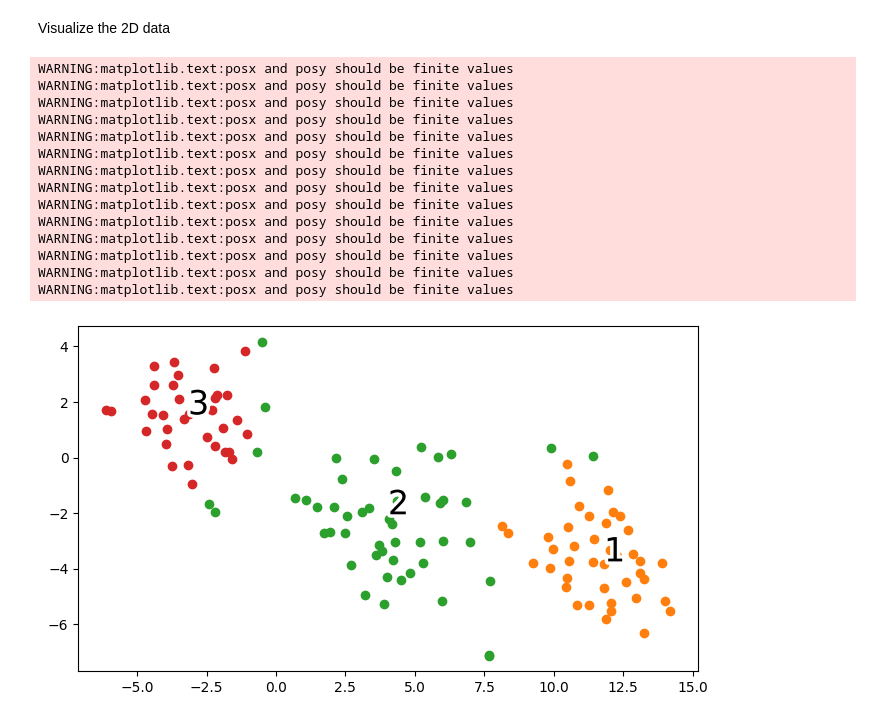
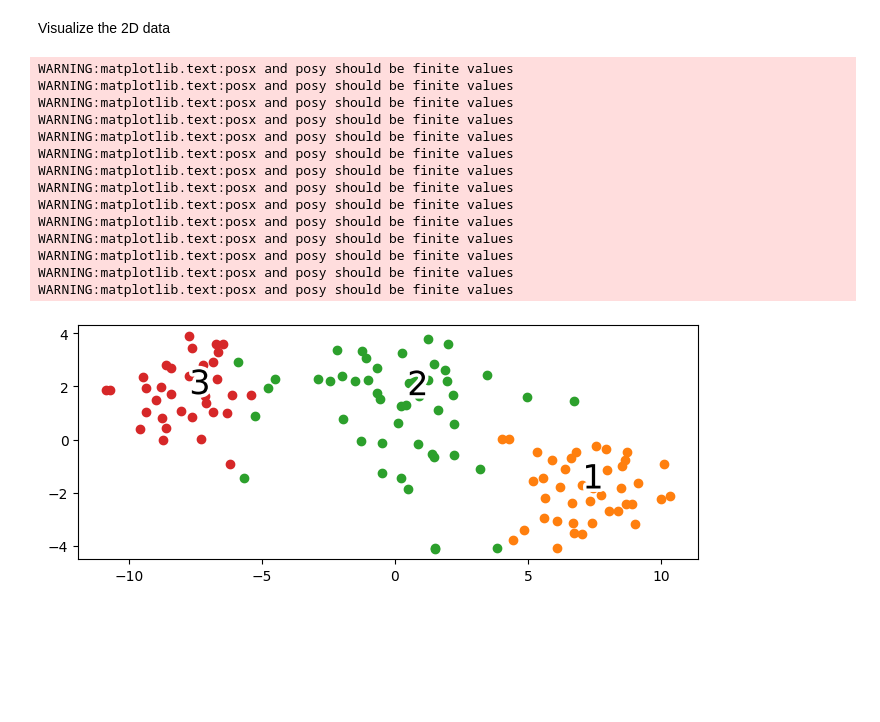
Before and after one commit to ChagataiDuru/CS304-IntroAI-CollabNotebooks, a Jupyter notebook: CS304_HW3.ipynb, the cells around one changed output. Saved outputs shown, nothing was run; the diff lists cells and outputs as text; code cells hidden in the pictures; blank space fills up the shorter version.

```diff
--- a/CS304_HW3.ipynb
+++ b/CS304_HW3.ipynb
@@ -37,9 +37,10 @@ Splitting the data into 70% training and 30% test subsets.
 from sklearn.model_selection import train_test_split
 
 #----------- Write your code here ------------------------------
-X, y =
+# Separate features and target
+X, y = df_wine.iloc[:, 1:].values, df_wine.iloc[:, 0].values
 
-X_train, X_test, y_train, y_test =
-
+# Split the data into training and test sets
+X_train, X_test, y_train, y_test = train_test_split(X, y, test_size=0.3, random_state=0, stratify=y)
 #---------------------------------------------------------------
 # %% [markdown]
@@ -48,9 +49,10 @@ Standardizing the data.
 from sklearn.preprocessing import StandardScaler
 
 #----------- Write your code here ------------------------------
-....
-X_train_std =
-X_test_std =
+# Standardize the training data
+sc = StandardScaler()
+X_train_std = sc.fit_transform(X_train)
+X_test_std = sc.transform(X_test)
 #---------------------------------------------------------------
 # %% [markdown]
 # PCA #
@@ -232,8 +302,8 @@ from sklearn.manifold import TSNE
 
 
 #----------- Write your code here ------------------------------
-...
-X_train_std_tsne = ...
+tsne = TSNE(n_components=2, random_state=0)
+X_train_std_tsne = tsne.fit_transform(X_train_std)
 #----------------------------------------------------------------
 # %% [markdown]
 Visualize the 2D data
@@ -250,32 +320,33 @@ def plot_projection(x, colors):
                     x[colors == i, 1])
 
     for i in range(10):
 
         xtext, ytext = np.median(x[colors == i, :], axis=0)
         txt = ax.text(xtext, ytext, str(i), fontsize=24)
         txt.set_path_effects([
             PathEffects.Stroke(linewidth=5, foreground="w"),
             PathEffects.Normal()])
 
 
 #----------- Write your code here ------------------------------
 
-
+plot_projection(X_train_std_tsne, y_train)
+plt.show()
 
 #----------------------------------------------------------------
 # %% [output]
 WARNING:matplotlib.text:posx and posy should be finite values
 WARNING:matplotlib.text:posx and posy should be finite values
 WARNING:matplotlib.text:posx and posy should be finite values
 WARNING:matplotlib.text:posx and posy should be finite values
 WARNING:matplotlib.text:posx and posy should be finite values
 WARNING:matplotlib.text:posx and posy should be finite values
 WARNING:matplotlib.text:posx and posy should be finite values
 WARNING:matplotlib.text:posx and posy should be finite values
 WARNING:matplotlib.text:posx and posy should be finite values
 WARNING:matplotlib.text:posx and posy should be finite values
 WARNING:matplotlib.text:posx and posy should be finite values
 WARNING:matplotlib.text:posx and posy should be finite values
 WARNING:matplotlib.text:posx and posy should be finite values
 WARNING:matplotlib.text:posx and posy should be finite values
-[figure, old version]
+[figure, new version]
```
Also changed, not shown: parts of 19 cells of this notebook.
